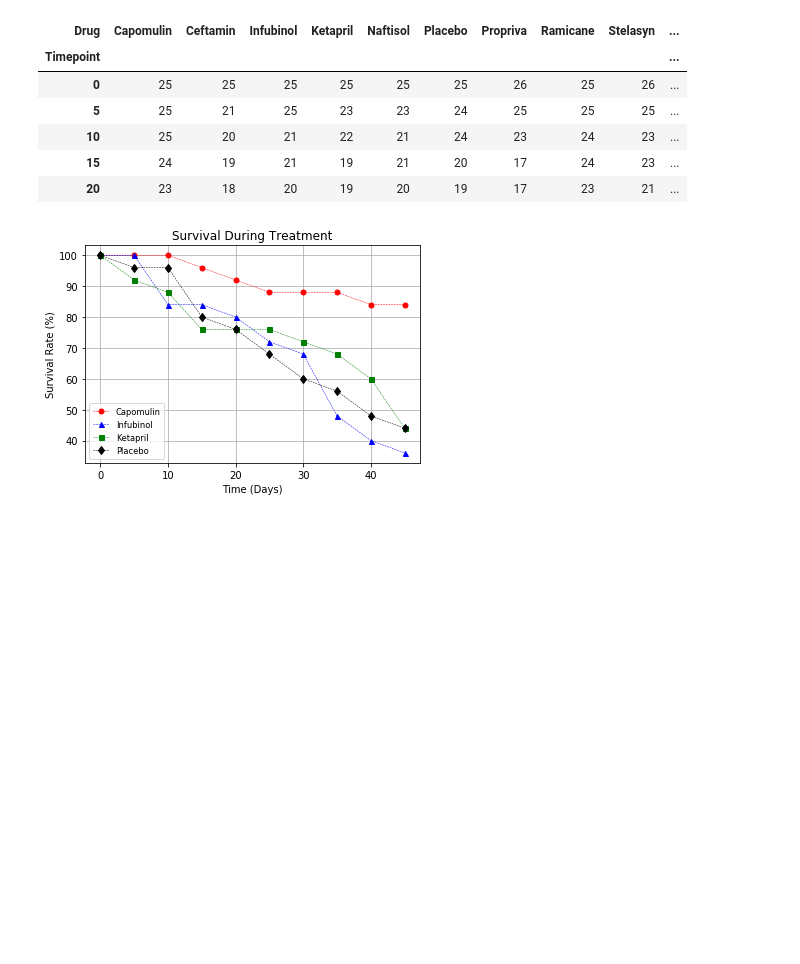
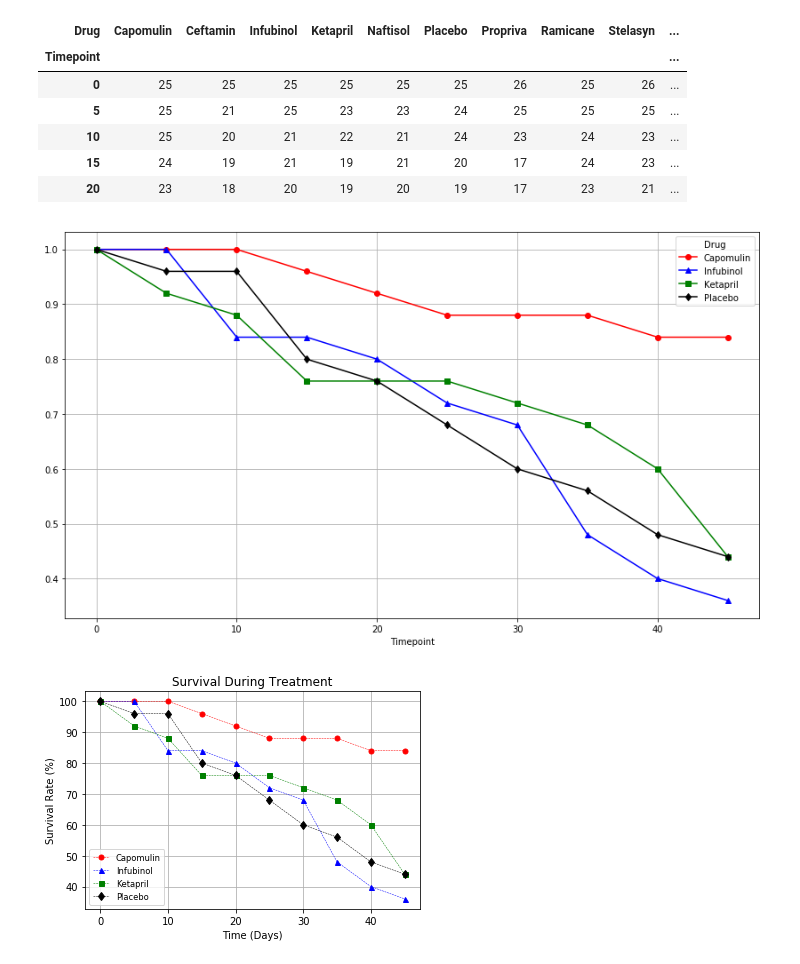
Before and after one commit to mrcjbf/pymaceuticals-homework, a Jupyter notebook: pymaceuticals_starter.ipynb, the cells around one changed output. Saved outputs shown, nothing was run; the diff lists cells and outputs as text; code cells hidden in the pictures; blank space fills up the shorter version.

```diff
--- a/pymaceuticals_starter.ipynb
+++ b/pymaceuticals_starter.ipynb
@@ -222,7 +222,9 @@ plt.savefig("F2.Metastic Spread During Treatment.png")
 ## Survival Rates
 # %%
 # Store the Count of Mice Grouped by Drug and Timepoint (W can pass any metric)
+df_mice_count = df_combined.groupby(["Drug","Timepoint"]).agg({"Mouse ID":"count"})
 
 # Convert to DataFrame
 
 # Preview DataFrame
+df_mice_count.head()
@@ -236,5 +246,8 @@ plt.savefig("F2.Metastic Spread During Treatment.png")
 | 4 | Capomulin | 20 | 23 |
 # %%
 # Minor Data Munging to Re-Format the Data Frames
+df_mice_count_piv = df_mice_count.unstack("Drug")
+df_mice_count_piv.columns = df_mice_count_piv.columns.droplevel(0)
+df_mice_count_piv.head()
 
 # Preview the Data Frame
@@ -249,11 +270,16 @@ plt.savefig("F2.Metastic Spread During Treatment.png")
 | 20 | 23 | 18 | 20 | 19 | 20 | 19 | 17 | 23 | 21 | ... |
 # %%
 # Generate the Plot (Accounting for percentages)
+df_mice_piv_pct = df_mice_count_piv/df_mice_count_piv[selectedDrugs].iloc[0]
+
+df_mice_piv_pct[selectedDrugs].plot(figsize=[14,8],grid=True, colormap='jet' ,style=selectedMarkers)
 
 # Save the Figure
-
+plt.savefig("F3.Survival During Treatment.png")
 # Show the Figure
 plt.show()
+# %% [output]
+[figure, added]
 # %%
 # %% [output]
 [figure]
```
Also changed, not shown: parts of 5 cells of this notebook.
